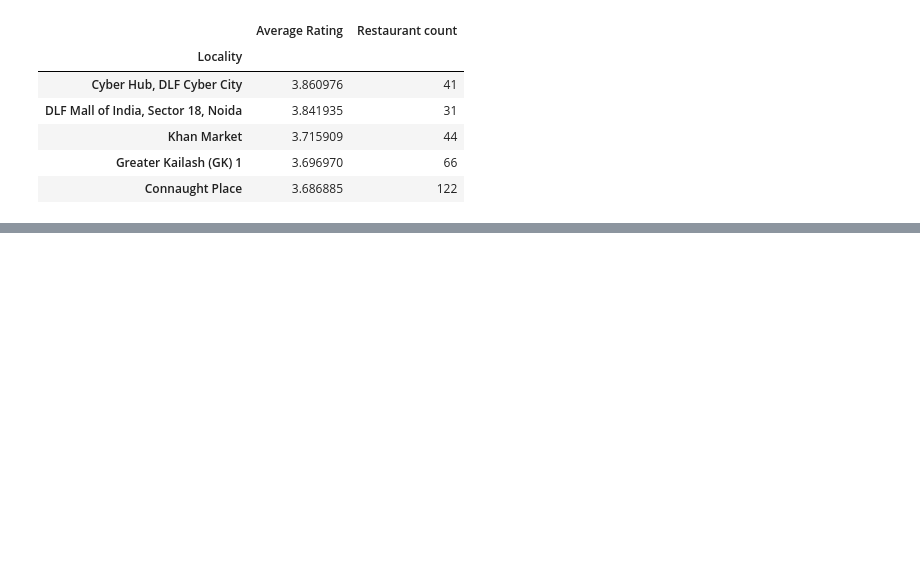
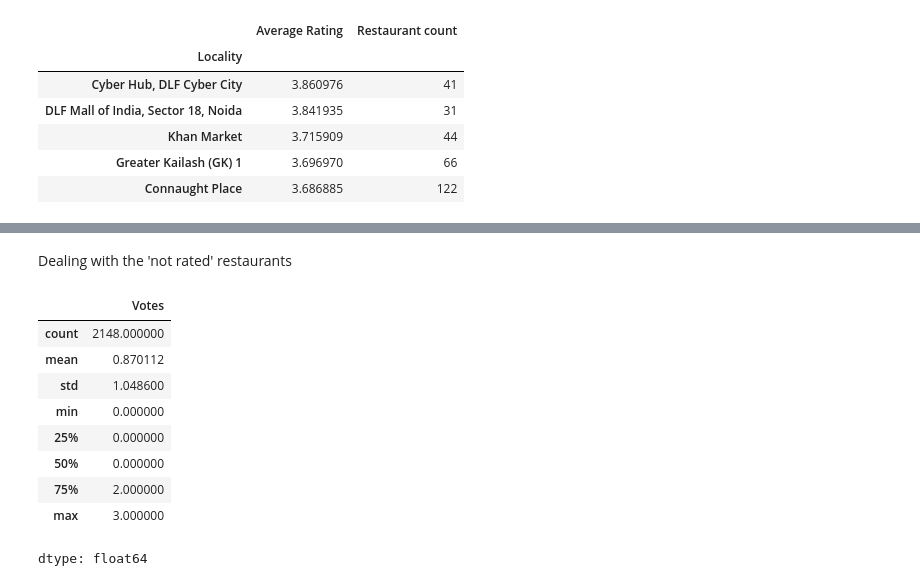
Before and after one commit to abinav102/ML-Fundamentals, a Jupyter notebook: ZomatoDataset.ipynb, the cells around one changed output, grey strips where cells are left out. Drawn from its saved outputs; the diff is of its cells as text; code cells hidden in the pictures; blank space fills up the shorter version.

```diff
--- a/ZomatoDataset.ipynb
+++ b/ZomatoDataset.ipynb
@@ -135,0 +176,16 @@ top_10.head()
+# %% [markdown]
+Dealing with the 'not rated' restaurants
+# %%
+not_rated = zomato[zomato['Rating text']=='Not rated']
+not_rated['Votes'].describe()
+# %% [output]
+|  | Votes |
+| count | 2148.000000 |
+| mean | 0.870112 |
+| std | 1.048600 |
+| min | 0.000000 |
+| 25% | 0.000000 |
+| 50% | 0.000000 |
+| 75% | 2.000000 |
+| max | 3.000000 |
+dtype: float64
```
Also changed, not shown: parts of 6 cells of this notebook.
